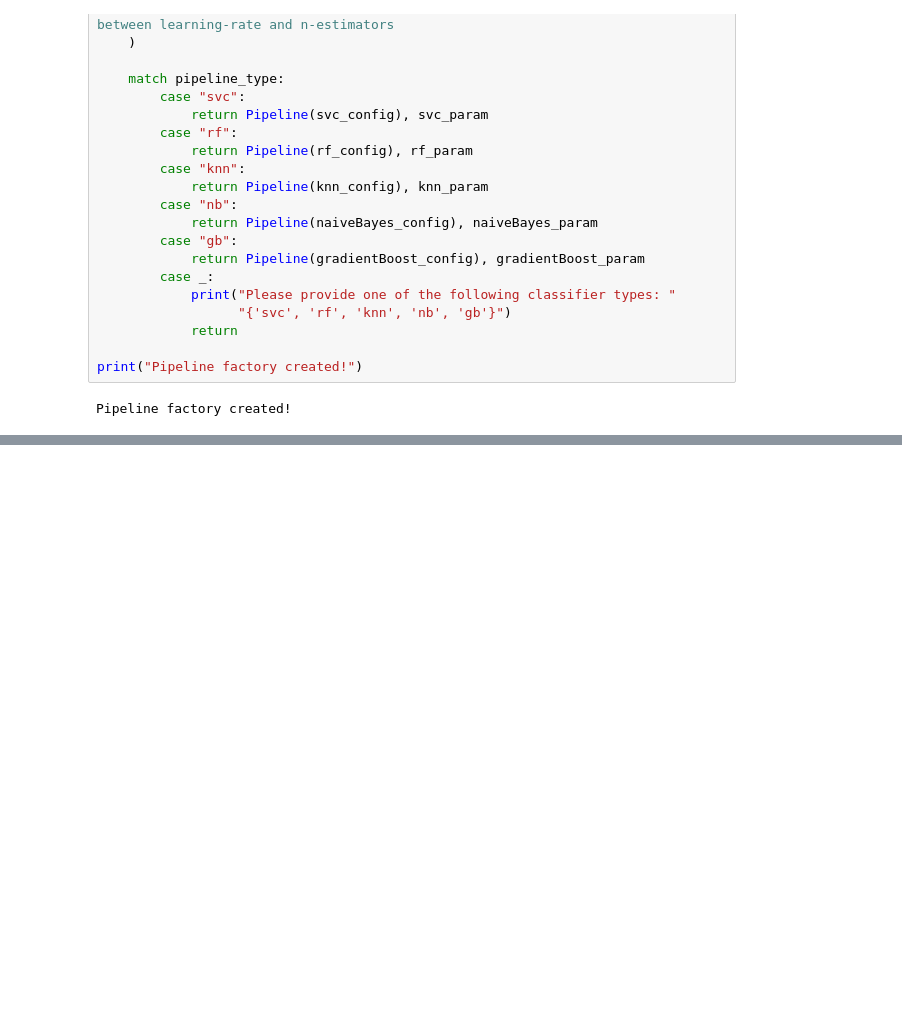
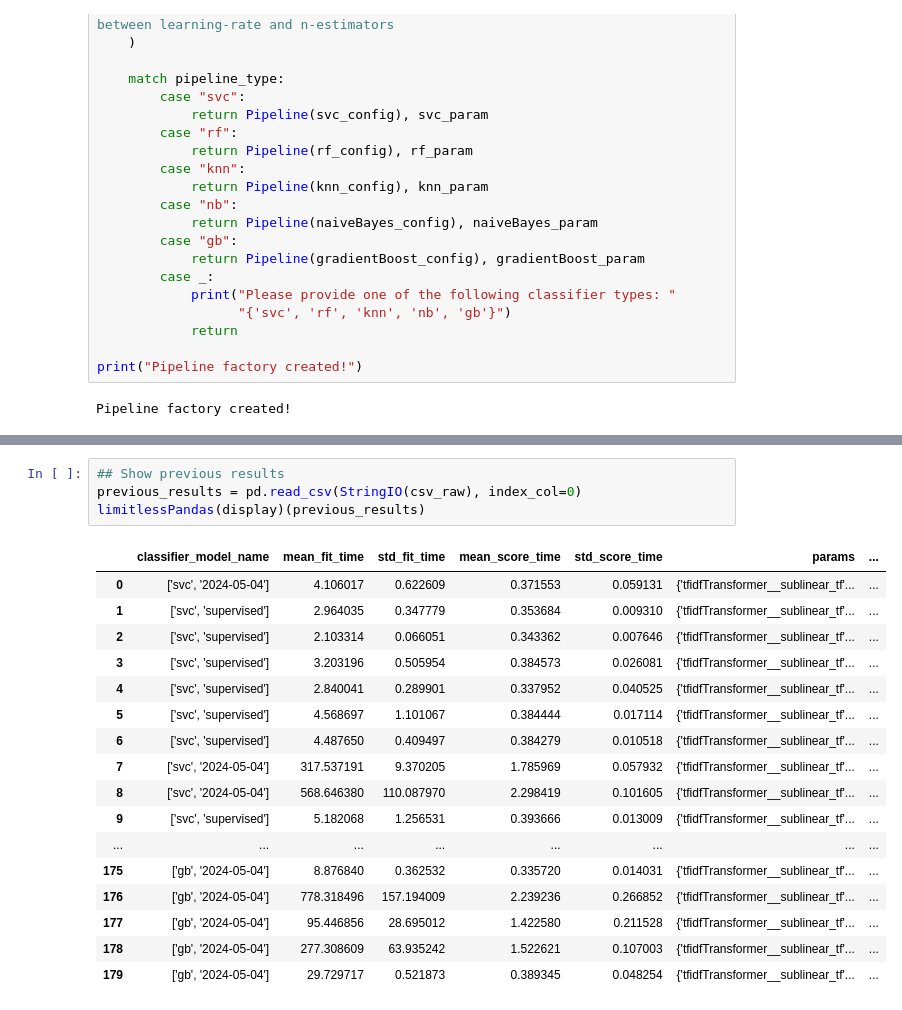
Before and after one commit to anthropikos/kaggle_kernels, a Jupyter notebook: unsupervised-vs-supervised-classification-on-bbc.ipynb, the cells around one changed output, grey strips where cells are left out. Cells and saved outputs as stored; diff of their text form; blank space fills up the shorter version.

```diff
--- a/unsupervised-vs-supervised-classification-on-bbc.ipynb
+++ b/unsupervised-vs-supervised-classification-on-bbc.ipynb
@@ -907,0 +1208,22 @@ Fitting 5 folds for each of 30 candidates, totalling 150 fits
+# %%
+## Show previous results
+previous_results = pd.read_csv(StringIO(csv_raw), index_col=0)
+limitlessPandas(display)(previous_results)
+# %% [output]
+|  | classifier_model_name | mean_fit_time | std_fit_time | mean_score_time | std_score_time | params | ... |
+| 0 | ['svc', '2024-05-04'] | 4.106017 | 0.622609 | 0.371553 | 0.059131 | {'tfidfTransformer__sublinear_tf'... | ... |
+| 1 | ['svc', 'supervised'] | 2.964035 | 0.347779 | 0.353684 | 0.009310 | {'tfidfTransformer__sublinear_tf'... | ... |
+| 2 | ['svc', 'supervised'] | 2.103314 | 0.066051 | 0.343362 | 0.007646 | {'tfidfTransformer__sublinear_tf'... | ... |
+| 3 | ['svc', 'supervised'] | 3.203196 | 0.505954 | 0.384573 | 0.026081 | {'tfidfTransformer__sublinear_tf'... | ... |
+| 4 | ['svc', 'supervised'] | 2.840041 | 0.289901 | 0.337952 | 0.040525 | {'tfidfTransformer__sublinear_tf'... | ... |
+| 5 | ['svc', 'supervised'] | 4.568697 | 1.101067 | 0.384444 | 0.017114 | {'tfidfTransformer__sublinear_tf'... | ... |
+| 6 | ['svc', 'supervised'] | 4.487650 | 0.409497 | 0.384279 | 0.010518 | {'tfidfTransformer__sublinear_tf'... | ... |
+| 7 | ['svc', '2024-05-04'] | 317.537191 | 9.370205 | 1.785969 | 0.057932 | {'tfidfTransformer__sublinear_tf'... | ... |
+| 8 | ['svc', '2024-05-04'] | 568.646380 | 110.087970 | 2.298419 | 0.101605 | {'tfidfTransformer__sublinear_tf'... | ... |
+| 9 | ['svc', 'supervised'] | 5.182068 | 1.256531 | 0.393666 | 0.013009 | {'tfidfTransformer__sublinear_tf'... | ... |
+| ... | ... | ... | ... | ... | ... | ... | ... |
+| 175 | ['gb', '2024-05-04'] | 8.876840 | 0.362532 | 0.335720 | 0.014031 | {'tfidfTransformer__sublinear_tf'... | ... |
+| 176 | ['gb', '2024-05-04'] | 778.318496 | 157.194009 | 2.239236 | 0.266852 | {'tfidfTransformer__sublinear_tf'... | ... |
+| 177 | ['gb', '2024-05-04'] | 95.446856 | 28.695012 | 1.422580 | 0.211528 | {'tfidfTransformer__sublinear_tf'... | ... |
+| 178 | ['gb', '2024-05-04'] | 277.308609 | 63.935242 | 1.522621 | 0.107003 | {'tfidfTransformer__sublinear_tf'... | ... |
+| 179 | ['gb', '2024-05-04'] | 29.729717 | 0.521873 | 0.389345 | 0.048254 | {'tfidfTransformer__sublinear_tf'... | ... |
```
Also changed, not shown: parts of 23 cells of this notebook.
